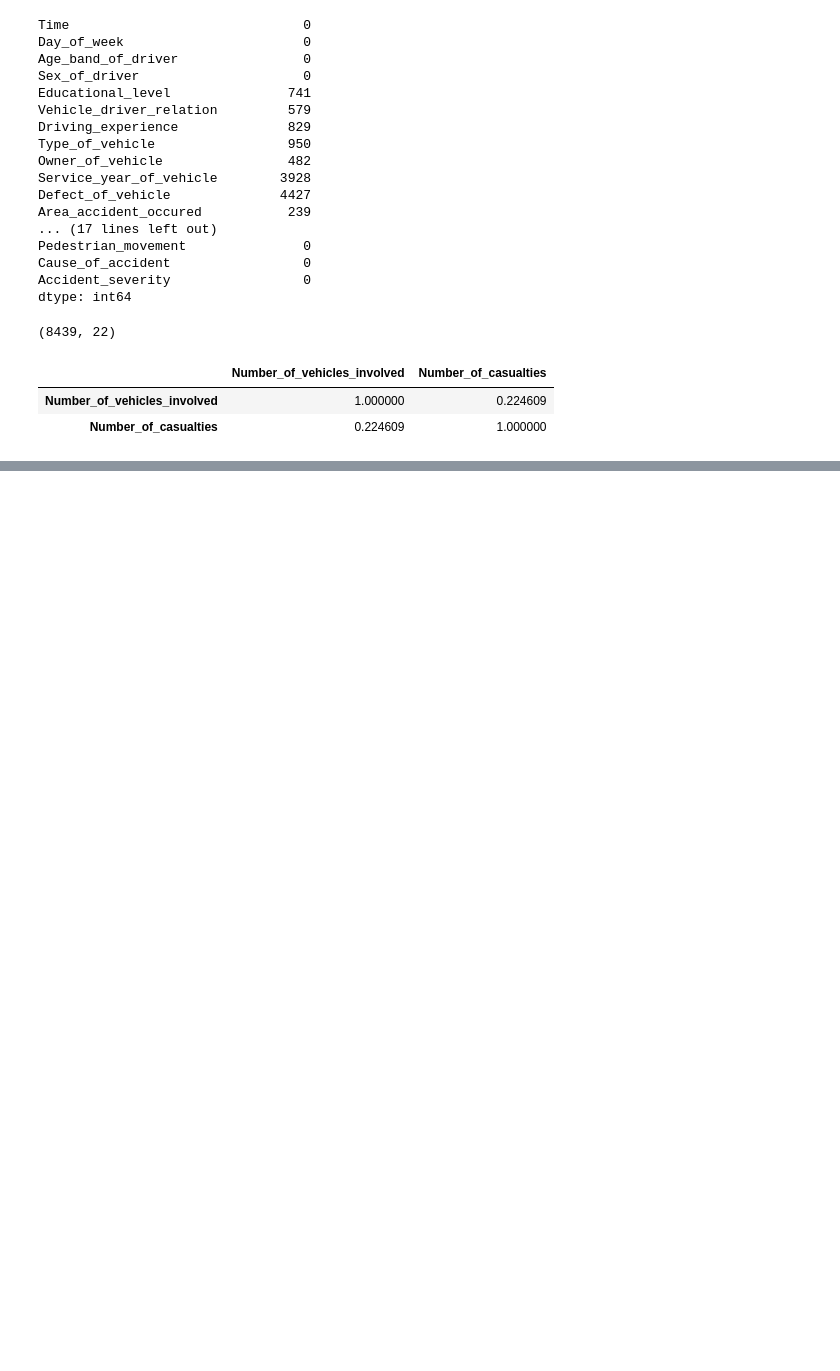
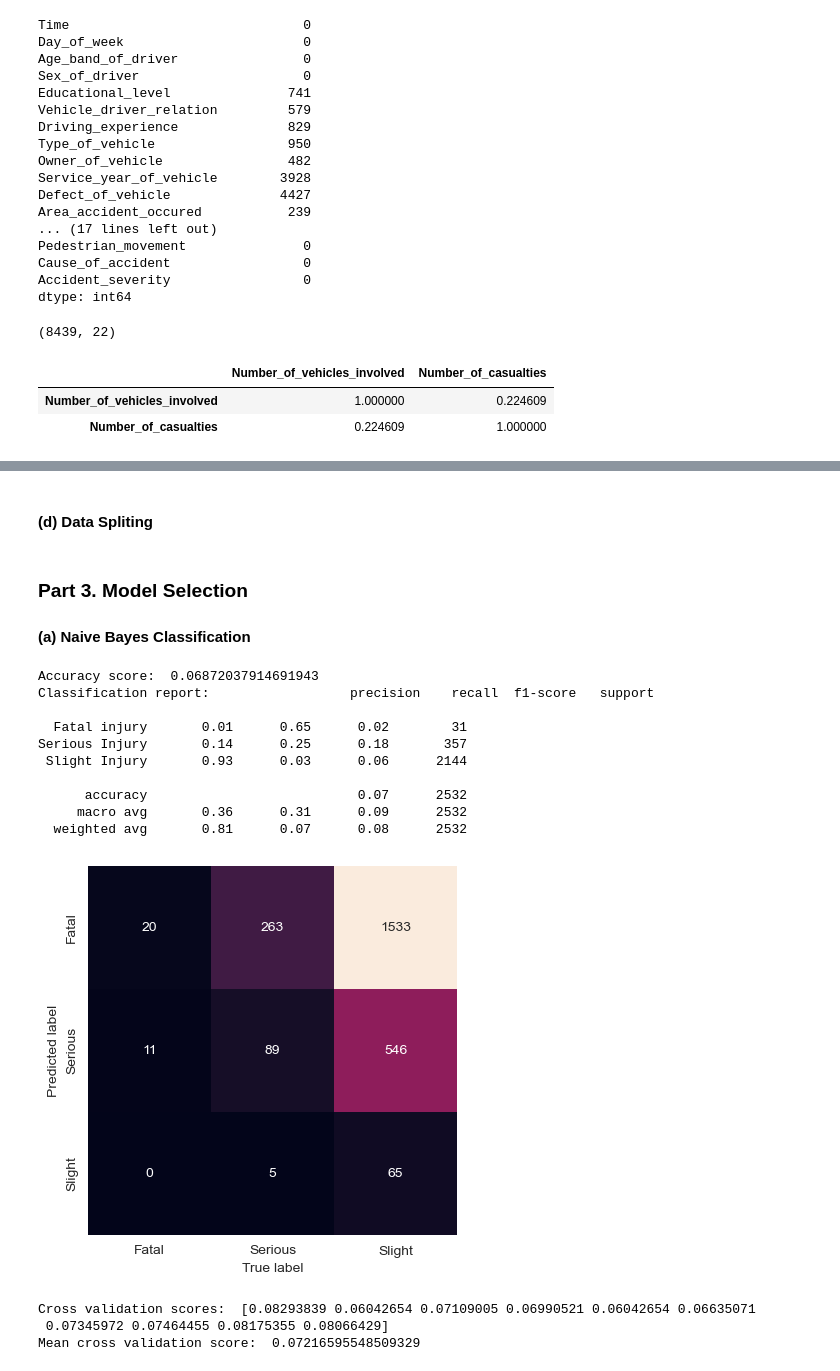
Before and after one commit to JimmyZJC/GR5243-Group-Project, a Jupyter notebook: Notebook/Group Project 1.ipynb, the cells around one changed output, grey strips where cells are left out. Saved outputs shown, nothing was run; the diff lists cells and outputs as text; code cells hidden in the pictures; blank space fills up the shorter version.

```diff
--- a/Notebook/Group Project 1.ipynb
+++ b/Notebook/Group Project 1.ipynb
@@ -132,0 +141,3 @@ chi2_feature
+# %%
+eta_new = eta[chi2_feature]
+eta_new.head()
@@ -132,0 +171,12 @@ chi2_feature
+# %%
+categorical_new = [col for col in eta_new.columns]
+categorical_new.remove("Number_of_vehicles_involved")
+categorical_new.remove("Number_of_casualties")
+numerical_new = ["Number_of_vehicles_involved", "Number_of_casualties"]
+# %%
+from sklearn.preprocessing import StandardScaler
+scaler = StandardScaler()
+eta_new[numerical_new] = scaler.fit_transform(eta_new[numerical_new])
+X = pd.get_dummies(eta_new, columns = categorical_new, drop_first = True)
+y = eta["Accident_severity"]
+X.head()
@@ -132,0 +196,43 @@ chi2_feature
+# %% [markdown]
+#### (d) Data Spliting
+# %%
+from sklearn.model_selection import train_test_split
+X_train, X_test, y_train, y_test = train_test_split(X, y, test_size = 0.3, random_state = 233)
+# %% [markdown]
+### Part 3. Model Selection
+#### (a) Naive Bayes Classification
+# %%
+from sklearn.naive_bayes import GaussianNB
+from sklearn.metrics import accuracy_score
+from sklearn.metrics import confusion_matrix
+from sklearn.metrics import classification_report
+nbc = GaussianNB()
+nbc.fit(X_train, y_train)
+y_pred = nbc.predict(X_test)
+print("Accuracy score: ", accuracy_score(y_test, y_pred))
+print("Classification report: ", classification_report(y_test, y_pred))
+mat = confusion_matrix(y_test, y_pred)
+sns.heatmap(mat.T, square = True, annot = True, fmt = "d", cbar = False, xticklabels = ["Fatal", "Serious", "Slight"], yticklabels = ["Fatal", "Serious", "Slight"])
+plt.xlabel("True label")
+plt.ylabel("Predicted label");
+# %% [output]
+Accuracy score:  0.06872037914691943
+Classification report:                  precision    recall  f1-score   support
+
+  Fatal injury       0.01      0.65      0.02        31
+Serious Injury       0.14      0.25      0.18       357
+ Slight Injury       0.93      0.03      0.06      2144
+
+      accuracy                           0.07      2532
+     macro avg       0.36      0.31      0.09      2532
+  weighted avg       0.81      0.07      0.08      2532
+[figure, added]
+# %%
+from sklearn.model_selection import cross_val_score
+scores = cross_val_score(nbc, X, y, cv = 10)
+print("Cross validation scores: ", scores)
+print("Mean cross validation score: ", scores.mean())
+# %% [output]
+Cross validation scores:  [0.08293839 0.06042654 0.07109005 0.06990521 0.06042654 0.06635071
+ 0.07345972 0.07464455 0.08175355 0.08066429]
+Mean cross validation score:  0.07216595548509329
```
Also changed, not shown: parts of 17 cells of this notebook.
